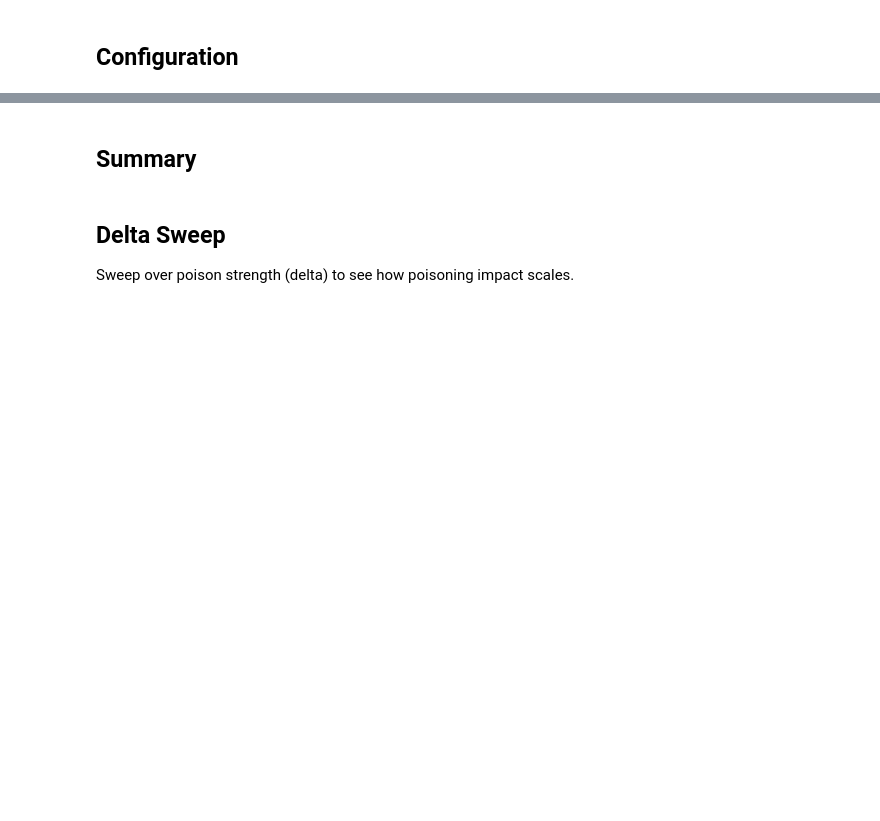
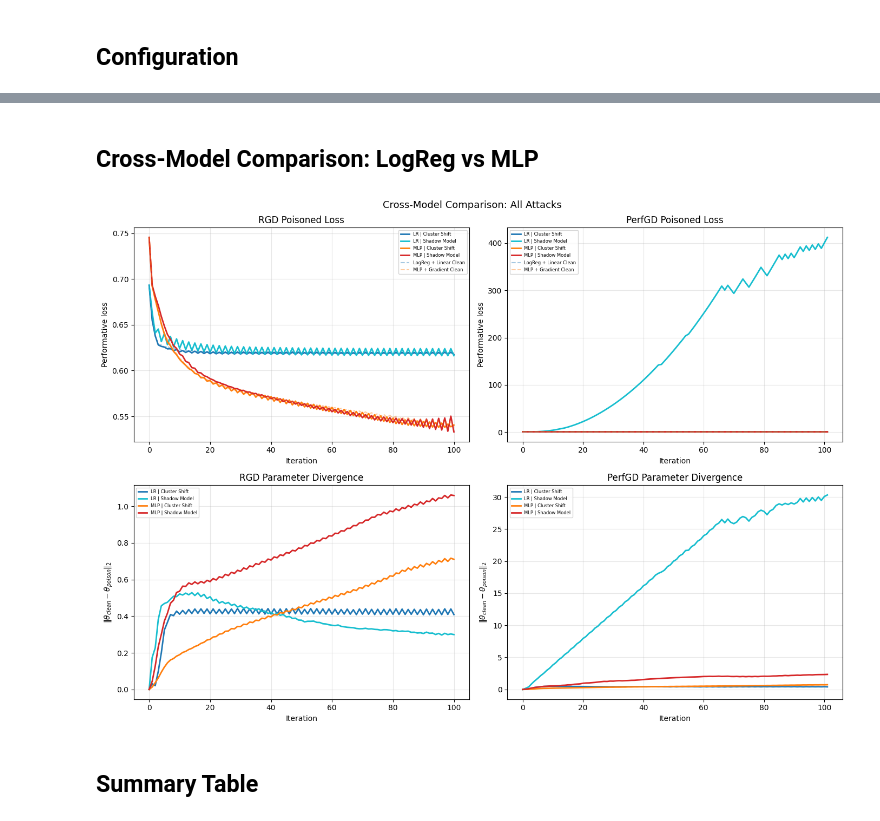
Before and after one commit to tetsnaga/poison-perf, a Jupyter notebook: strategic/nonbackdoor.ipynb, the cells around one changed output, grey strips where cells are left out. Cells and saved outputs as stored; diff of their text form; code cells hidden in the pictures; blank space fills up the shorter version.

```diff
--- a/strategic/nonbackdoor.ipynb
+++ b/strategic/nonbackdoor.ipynb
@@ -234,2 +260,42 @@ plt.show()
+# %% [markdown]
+## Cross-Model Comparison: LogReg vs MLP
+# %%
+fig, axes = plt.subplots(2, 2, figsize=(14, 10))
+
+color_map = {
+    "LogReg + Linear | Cluster Shift": "tab:blue",
+    "LogReg + Linear | Shadow Model": "tab:cyan",
+    "MLP + Gradient | Cluster Shift": "tab:orange",
+    "MLP + Gradient | Shadow Model": "tab:red",
+}
+
+for key, res in results.items():
+    c = color_map.get(key, "gray")
+    short = key.replace("LogReg + Linear", "LR").replace("MLP + Gradient", "MLP")
+    axes[0, 0].plot(res["rgd_poison_losses"], label=short, linewidth=2, color=c)
+    axes[0, 1].plot(res["pgd_poison_losses"], label=short, linewidth=2, color=c)
+    axes[1, 0].plot(res["rgd_divergence"], label=short, linewidth=2, color=c)
+    axes[1, 1].plot(res["pgd_divergence"], label=short, linewidth=2, color=c)
+
+# Add clean baselines
+for model_name in models:
+    first_key = [k for k in results if results[k]["model"] == model_name][0]
+    res = results[first_key]
+    c = "tab:blue" if "LogReg" in model_name else "tab:orange"
+    axes[0, 0].plot(res["rgd_clean_losses"], linestyle="--", alpha=0.4, color=c, label=f"{model_name} Clean")
+    axes[0, 1].plot(res["pgd_clean_losses"], linestyle="--", alpha=0.4, color=c, label=f"{model_name} Clean")
+
+axes[0, 0].set_title("RGD Poisoned Loss"); axes[0, 0].set_ylabel("Performative loss")
+axes[0, 1].set_title("PerfGD Poisoned Loss"); axes[0, 1].set_ylabel("Performative loss")
+axes[1, 0].set_title("RGD Parameter Divergence"); axes[1, 0].set_ylabel(r"$\|\theta_{clean} - \theta_{poison}\|_2$")
+axes[1, 1].set_title("PerfGD Parameter Divergence"); axes[1, 1].set_ylabel(r"$\|\theta_{clean} - \theta_{poison}\|_2$")
+for ax in axes.flat:
+    ax.set_xlabel("Iteration"); ax.legend(fontsize=6); ax.grid(True, alpha=0.3)
+
+plt.suptitle("Cross-Model Comparison: All Attacks", fontsize=13)
+plt.tight_layout()
+plt.show()
+# %% [output]
+[figure, added]
 # %% [markdown]
-## Summary
+## Summary Table
@@ -247,4 +301,0 @@ print(f"  PerfGD: ||theta_clean - theta_poison||_2 = {torch.norm(theta_pgd_clean
-# %% [markdown]
-## Delta Sweep
-
-Sweep over poison strength (delta) to see how poisoning impact scales.
```
Also changed, not shown: parts of 28 cells of this notebook, 1 other file.
